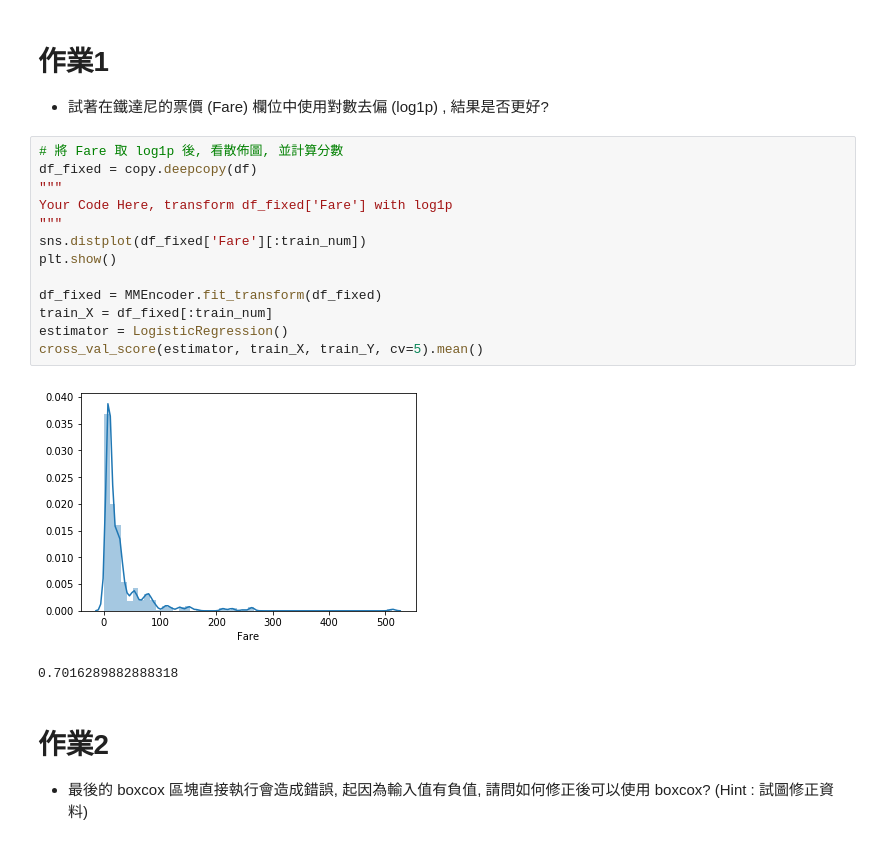
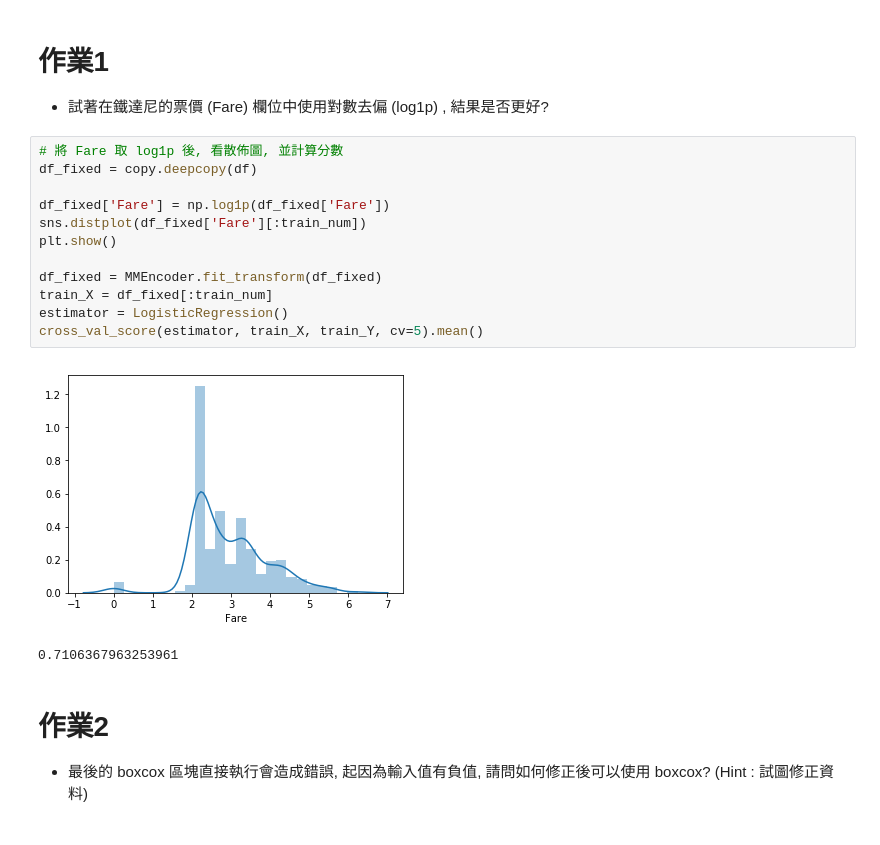
Before and after one commit to cccedith789/3rd-ML100Days, a Jupyter notebook: Day_023_HW-去除偏態.ipynb, the cells around one changed output. Saved outputs shown, nothing was run; the diff lists cells and outputs as text.

```diff
--- a/Day_023_HW-去除偏態.ipynb
+++ b/Day_023_HW-去除偏態.ipynb
@@ -78,19 +79,18 @@ cross_val_score(estimator, train_X, train_Y, cv=5).mean()
 # %%
 # 將 Fare 取 log1p 後, 看散佈圖, 並計算分數
 df_fixed = copy.deepcopy(df)
-"""
-Your Code Here, transform df_fixed['Fare'] with log1p
-"""
+
+df_fixed['Fare'] = np.log1p(df_fixed['Fare'])
 sns.distplot(df_fixed['Fare'][:train_num])
 plt.show()
 
 df_fixed = MMEncoder.fit_transform(df_fixed)
 train_X = df_fixed[:train_num]
 estimator = LogisticRegression()
 cross_val_score(estimator, train_X, train_Y, cv=5).mean()
 # %% [output]
-[figure, old version]
+[figure, new version]
-0.7016289882888318
+0.7106367963253961
 # %% [markdown]
 # 作業2
 * 最後的 boxcox 區塊直接執行會造成錯誤, 起因為輸入值有負值, 請問如何修正後可以使用 boxcox? (Hint : 試圖修正資料)
```
Also changed, not shown: parts of 6 cells of this notebook.
